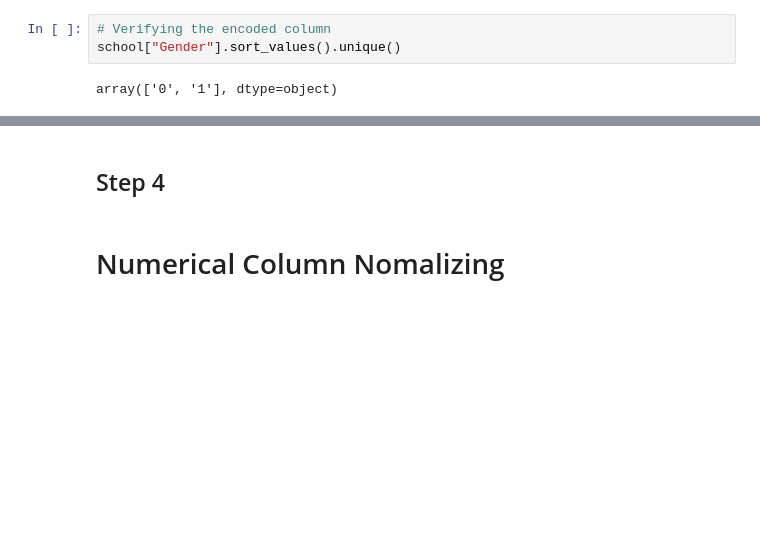
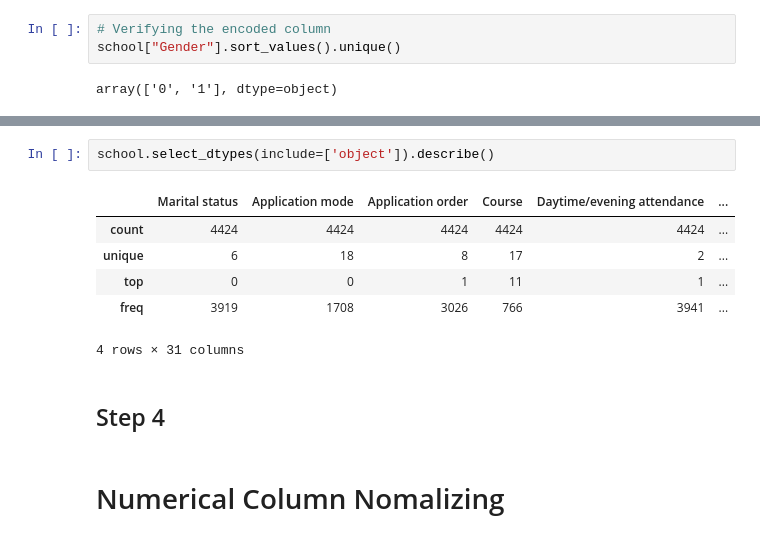
Before and after one commit to ChidiUmeh/3signet-Projects, a Jupyter notebook: week 1 task/dropoutprediction.ipynb, the cells around one changed output, grey strips where cells are left out. Cells and saved outputs as stored; diff of their text form; blank space fills up the shorter version.

```diff
--- a/week 1 task/dropoutprediction.ipynb
+++ b/week 1 task/dropoutprediction.ipynb
@@ -227,3 +198,12 @@ memory usage: 1.0+ MB
+# %%
+school.select_dtypes(include=['object']).describe()
+# %% [output]
+|  | Marital status | Application mode | Application order | Course | Daytime/evening attendance | ... |
+| count | 4424 | 4424 | 4424 | 4424 | 4424 | ... |
+| unique | 6 | 18 | 8 | 17 | 2 | ... |
+| top | 0 | 0 | 1 | 11 | 1 | ... |
+| freq | 3919 | 1708 | 3026 | 766 | 3941 | ... |
+4 rows × 31 columns
 # %% [markdown]
 ## Step 4
 # %% [markdown]
```
Also changed, not shown: parts of 14 cells of this notebook, 3 other files.
